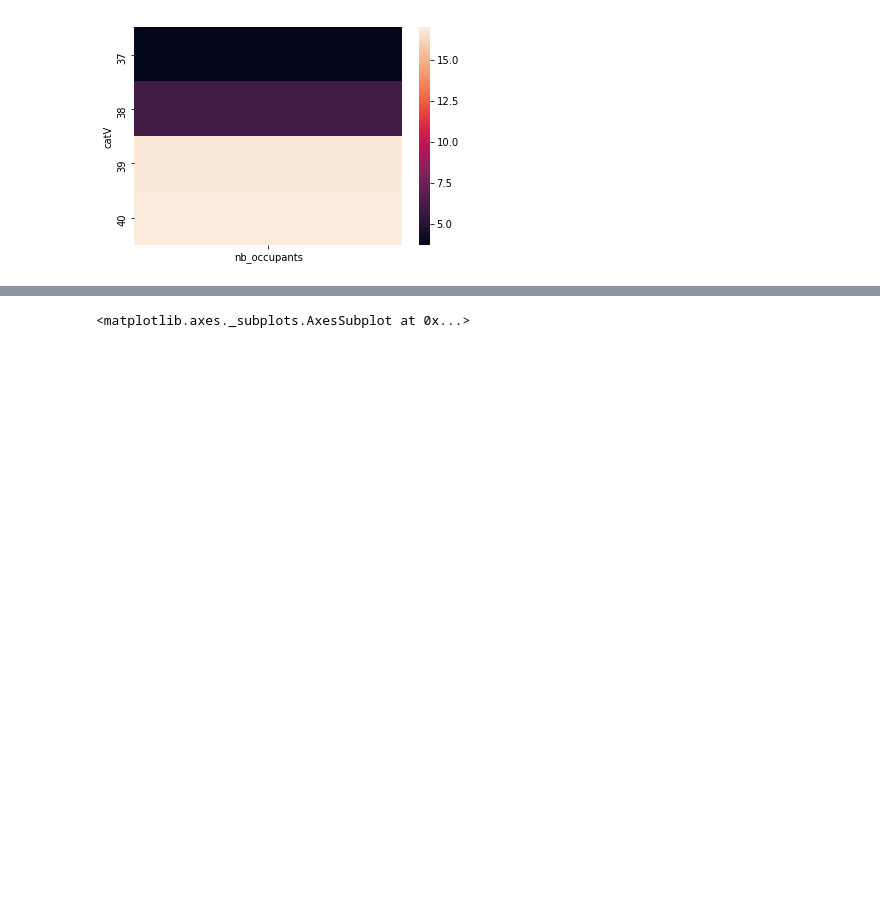
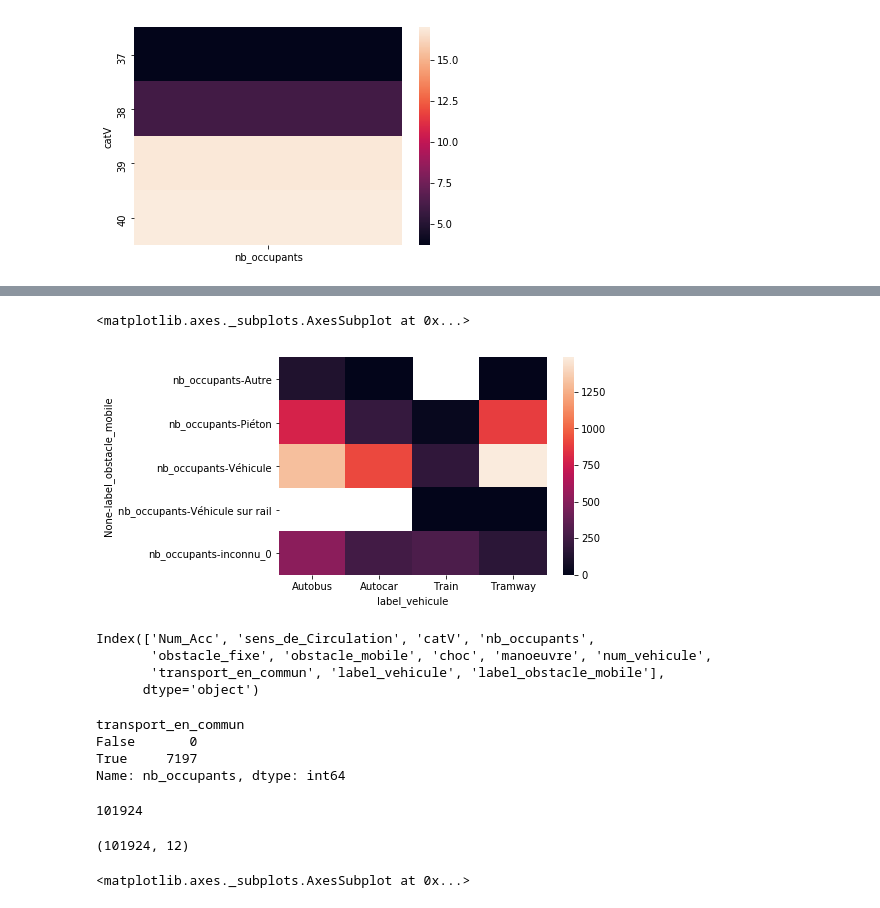
Before and after one commit to romainjouin/formation_python, a Jupyter notebook: accidents_corporels_de_la_circulation.ipynb, the cells around one changed output, grey strips where cells are left out. Cells and saved outputs as stored; diff of their text form; code cells hidden in the pictures; blank space fills up the shorter version.

```diff
--- a/accidents_corporels_de_la_circulation.ipynb
+++ b/accidents_corporels_de_la_circulation.ipynb
@@ -297,0 +336,3 @@ info_vehicules = {
+# %%
+vehicules_2016["label_vehicule"]=vehicules_2016.catV.map(info_vehicules)
+vehicules_2016.head().T
@@ -311,0 +359,10 @@ dtype: object
+# %%
+labels = {
+0 : "inconnu_0",
+1 : "Piéton",
+2 : "Véhicule",
+4 : "Véhicule sur rail",
+5 : "Animal domestique 6",
+6 : "Animal sauvage",
+9 : "Autre",
+None : "inconnu"}
@@ -311,0 +373,7 @@ dtype: object
+# %%
+vehicules_2016["label_obstacle_mobile"] = vehicules_2016.obstacle_mobile.map(labels)
+# %%
+tab = vehicules_2016[vehicules_2016.transport_en_commun].pivot_table(index=["label_vehicule"],
+                           values=["nb_occupants"],
+                                 columns=["label_obstacle_mobile"],
+                          aggfunc="sum")
@@ -312,3 +390,34 @@ dtype: object
+# %%
+sns.heatmap(tab.T)
+# %% [output]
+<matplotlib.axes._subplots.AxesSubplot at 0x...>
+[figure, added]
+# %%
+vehicules_2016.columns
+# %% [output]
+Index(['Num_Acc', 'sens_de_Circulation', 'catV', 'nb_occupants',
+       'obstacle_fixe', 'obstacle_mobile', 'choc', 'manoeuvre', 'num_vehicule',
+       'transport_en_commun', 'label_vehicule', 'label_obstacle_mobile'],
+      dtype='object')
+# %%
+vehicules_2016.pivot_table(index="transport_en_commun",
+                           values="nb_occupants",
+                           aggfunc="sum")
+# %% [output]
+transport_en_commun
+False       0
+True     7197
+Name: nb_occupants, dtype: int64
+# %%
+vehicules_2016.pivot_table(index="transport_en_commun",
+                           values="nb_occupants",
+                           aggfunc="count").sum()
+# %% [output]
+101924
+# %%
+vehicules_2016.shape
+# %% [output]
+(101924, 12)
 # %%
 path = "~/Downloads/caracteristiques_2016.csv"
 caracteristiques_2016 = pd.read_csv(path, encoding="latin1")
```
Also changed, not shown: parts of 9 cells of this notebook.
